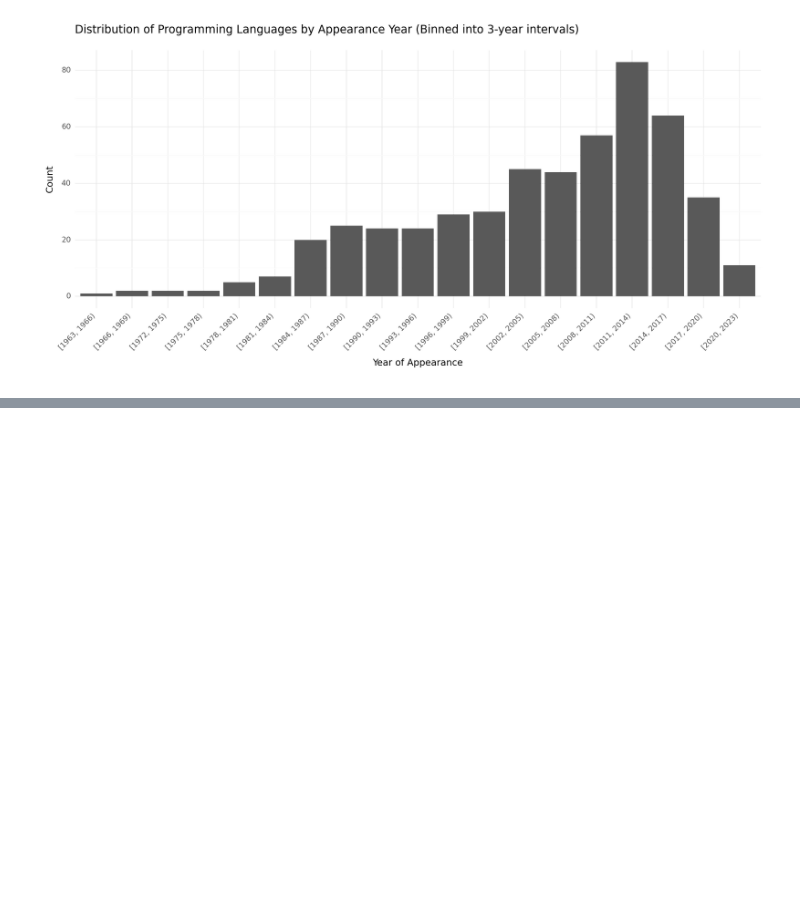
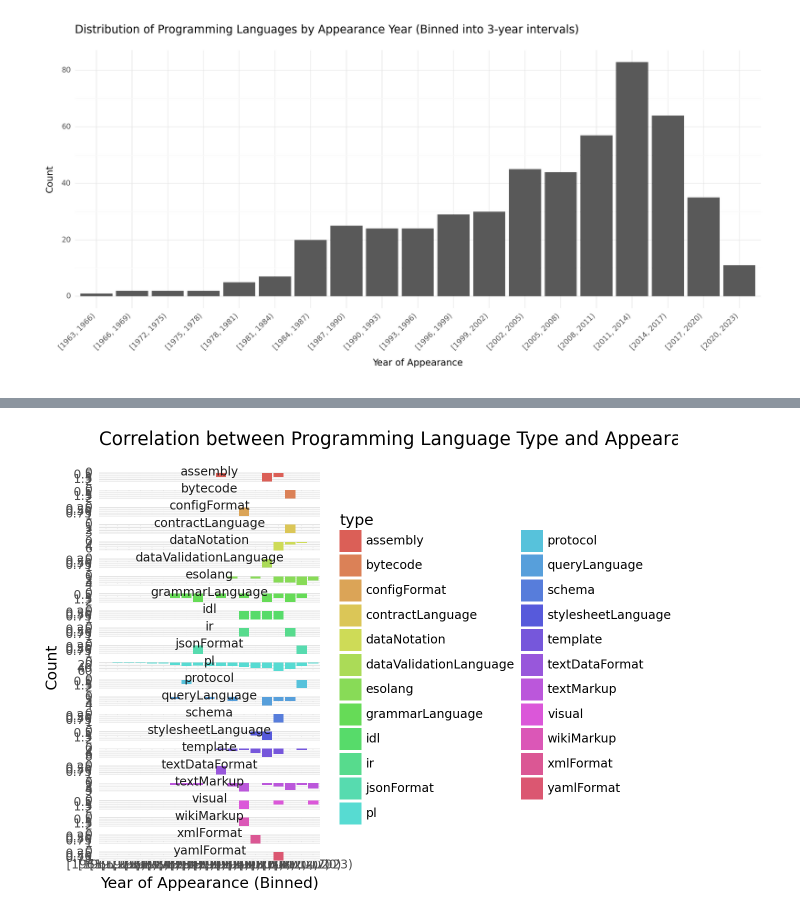
Before and after one commit to madhumsc/TidyTuesday, a Jupyter notebook: 5.ipynb, the cells around one changed output, grey strips where cells are left out. Saved outputs shown, nothing was run; the diff lists cells and outputs as text; code cells hidden in the pictures; blank space fills up the shorter version.

```diff
--- a/5.ipynb
+++ b/5.ipynb
@@ -420,0 +458,35 @@ print(plot)
+# %%
+from plotnine import ggplot, aes, geom_bar, facet_wrap, theme_minimal, labs
+
+# Assuming you have the DataFrame named 'df' with the relevant columns
+
+# Drop rows with NaN values in the 'appeared' and 'type' columns
+df = df.dropna(subset=['appeared', 'type'])
+
+# Filter 'appeared' values to be within the expected range (1963 to 2023)
+df = df[(df['appeared'] >= 1963) & (df['appeared'] <= 2023)]
+
+# Convert 'appeared' to integer for plotting
+df['appeared'] = df['appeared'].astype(int)
+
+# Create bins for the 'appeared' column with 3-year intervals up to 2023
+bins = range(df['appeared'].min(), min(df['appeared'].max() + 4, 2024), 3)
+df['appeared_bin'] = pd.cut(df['appeared'], bins=bins, right=False, include_lowest=True)
+
+# Drop rows with NaN values in the 'appeared_bin' column
+df = df.dropna(subset=['appeared_bin'])
+
+# Create a clustered bar chart using plotnine
+plot = (
+    ggplot(df, aes(x='appeared_bin', fill='type')) +
+    geom_bar() +
+    facet_wrap('~type', scales='free_y', ncol=1) +
+    theme_minimal() +
+    labs(title='Correlation between Programming Language Type and Appearance Year',
+         x='Year of Appearance (Binned)', y='Count')
+)
+
+# Show the plot
+print(plot)
+# %% [output]
+[figure, added]
```
Also changed, not shown: parts of 12 cells of this notebook.
